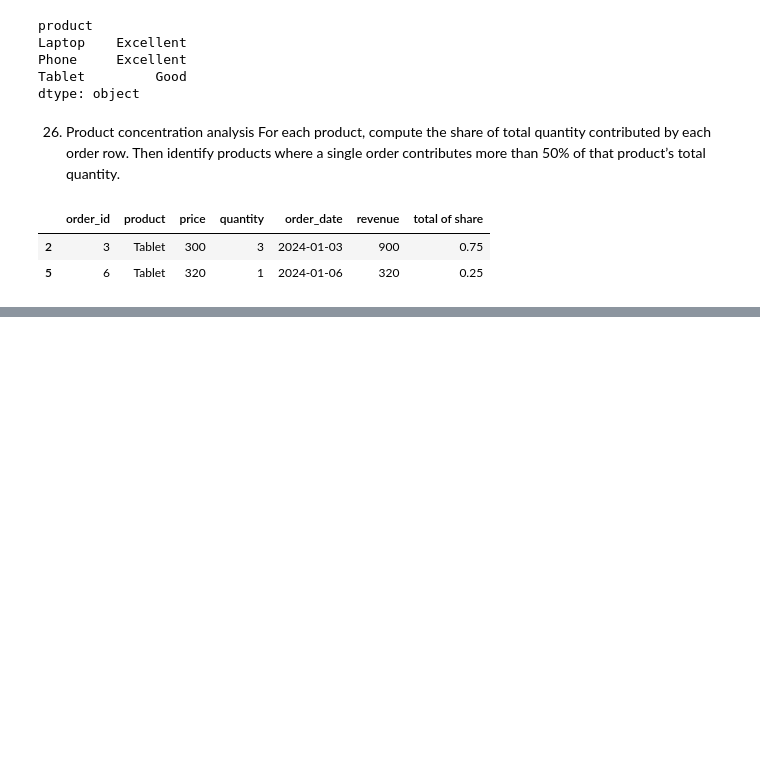
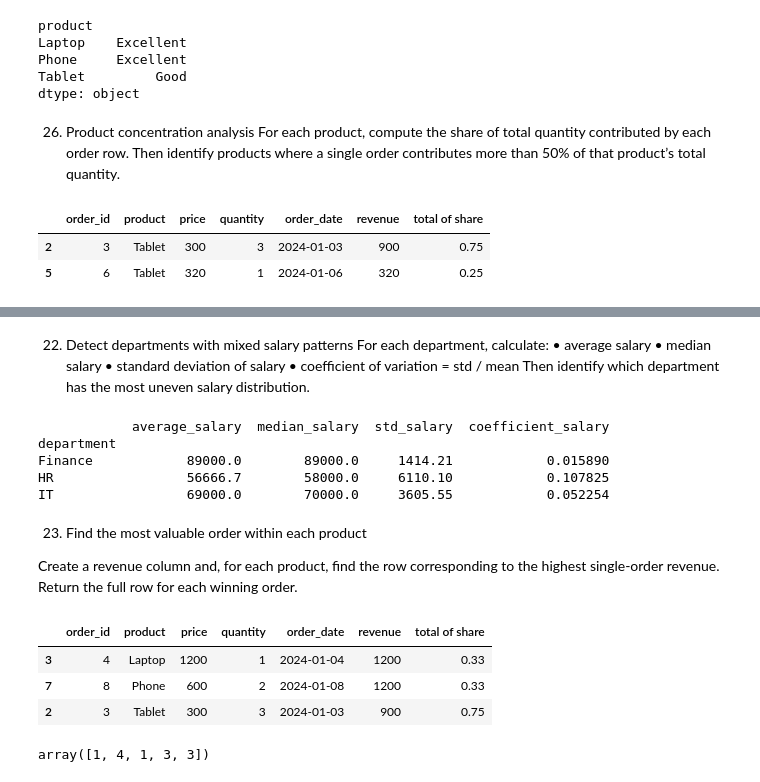
Before and after one commit to MYTWT/Data_Science, a Jupyter notebook: notebook/Pandas/practice.ipynb, the cells around one changed output, grey strips where cells are left out. Cells and saved outputs as stored; diff of their text form; code cells hidden in the pictures; blank space fills up the shorter version.

```diff
--- a/notebook/Pandas/practice.ipynb
+++ b/notebook/Pandas/practice.ipynb
@@ -200,0 +245,42 @@ df
+# %% [markdown]
+22. Detect departments with mixed salary patterns
+For each department, calculate:
+•	average salary
+•	median salary
+•	standard deviation of salary
+•	coefficient of variation = std / mean
+Then identify which department has the most uneven salary distribution.
+# %%
+df = df_employees.groupby('department').agg(
+    average_salary = ('salary', lambda x : x.mean().round(1)),
+    median_salary = ('salary','median'),
+    std_salary = ('salary',lambda x : x.std().round(2)),
+    coefficient_salary = ('salary', lambda x : (x.std()/x.mean()))
+)
+df.nlargest(1,'coefficient_salary')
+import plotly.express as px
+print(df)
+px.line(df,y = 'average_salary' )
+# %% [output]
+            average_salary  median_salary  std_salary  coefficient_salary
+department
+Finance            89000.0        89000.0     1414.21            0.015890
+HR                 56666.7        58000.0     6110.10            0.107825
+IT                 69000.0        70000.0     3605.55            0.052254
+# %% [markdown]
+23. Find the most valuable order within each product
+
+Create a revenue column and, for each product, find the row corresponding to the highest single-order revenue.
+Return the full row for each winning order.
+# %%
+df_sales.loc[df_sales.groupby('product')['revenue'].agg(lambda x : x.idxmax())]
+# %% [output]
+|  | order_id | product | price | quantity | order_date | revenue | total of share |
+| 3 | 4 | Laptop | 1200 | 1 | 2024-01-04 | 1200 | 0.33 |
+| 7 | 8 | Phone | 600 | 2 | 2024-01-08 | 1200 | 0.33 |
+| 2 | 3 | Tablet | 300 | 3 | 2024-01-03 | 900 | 0.75 |
+# %%
+import numpy as np
+np.random.choice(np.array([1,2,3,4,5]),5)
+# %% [output]
+array([1, 4, 1, 3, 3])
```
Also changed, not shown: parts of 4 cells of this notebook, 10 other files.
